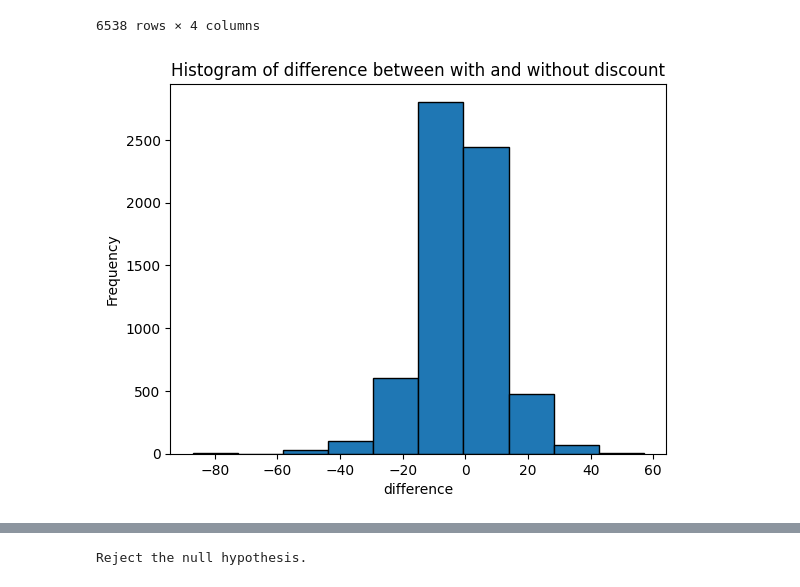
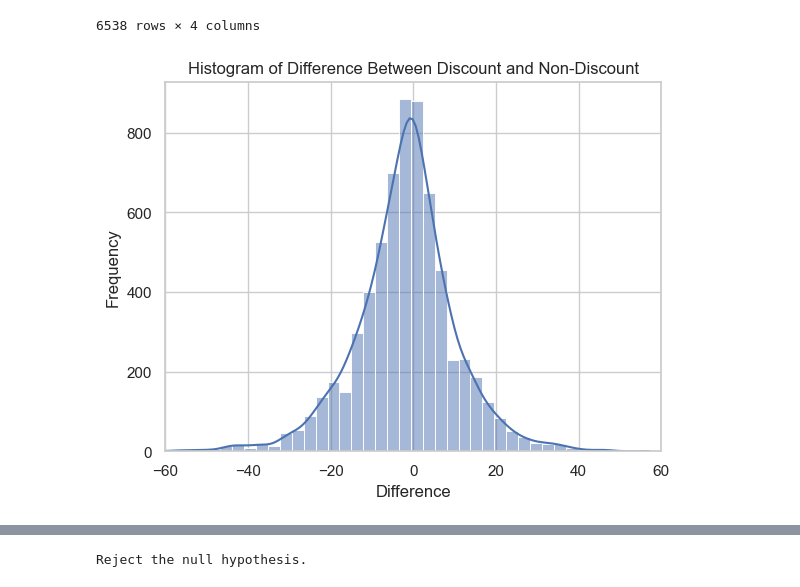
Before and after one commit to fahmani-ms/Superstore_Dashboard, a Jupyter notebook: Statistics/Statistical_v2.ipynb, the cells around one changed output, grey strips where cells are left out. Drawn from its saved outputs; the diff is of its cells as text; code cells hidden in the pictures.

Commit message:
Histogram Improvement

```diff
--- a/Statistics/Statistical_v2.ipynb
+++ b/Statistics/Statistical_v2.ipynb
@@ -45,11 +39,11 @@ w.columns = col_name
 wo.columns = col_name
 wo = wo[wo['Product ID'].isin(w['Product ID'])].sort_values(by='Product ID')
 w = w[w['Product ID'].isin(wo['Product ID'])].sort_values(by='Product ID')
-merged_df = pd.merge(w, wo, on='Product ID', how='inner')
+Discount_df = pd.merge(w, wo, on='Product ID', how='inner')
 col_name = ['Product ID','with_discount','without_discount']
-merged_df.columns = col_name
-merged_df['dif'] = merged_df['with_discount'] - merged_df['without_discount']
-merged_df
+Discount_df.columns = col_name
+Discount_df['dif'] = Discount_df['with_discount'] - Discount_df['without_discount']
+Discount_df
 # %% [output]
 |  | Product ID | with_discount | without_discount | dif |
 | 0 | FUR-ADV-10000183 | 20 | 11 | 9 |
@@ -65,11 +59,12 @@ merged_df
 | 6537 | TEC-STA-10004542 | 1 | 22 | -21 |
 6538 rows × 4 columns
 # %%
-plt.hist(merged_df['dif'], edgecolor='black')
-plt.xlabel('difference')
+sns.histplot(Discount_df['dif'], bins=50, kde=True)
+plt.xlabel('Difference')
 plt.ylabel('Frequency')
-plt.title('Histogram of difference between with and without discount')
+plt.title('Histogram of Difference Between Discount and Non-Discount')
+plt.xlim(xmin=-60, xmax=60)
 plt.savefig('Histogram.png')
 plt.show()
 # %% [output]
-[figure, old version]
+[figure, new version]
```
Also changed, not shown: parts of 5 cells of this notebook, 2 other files.
